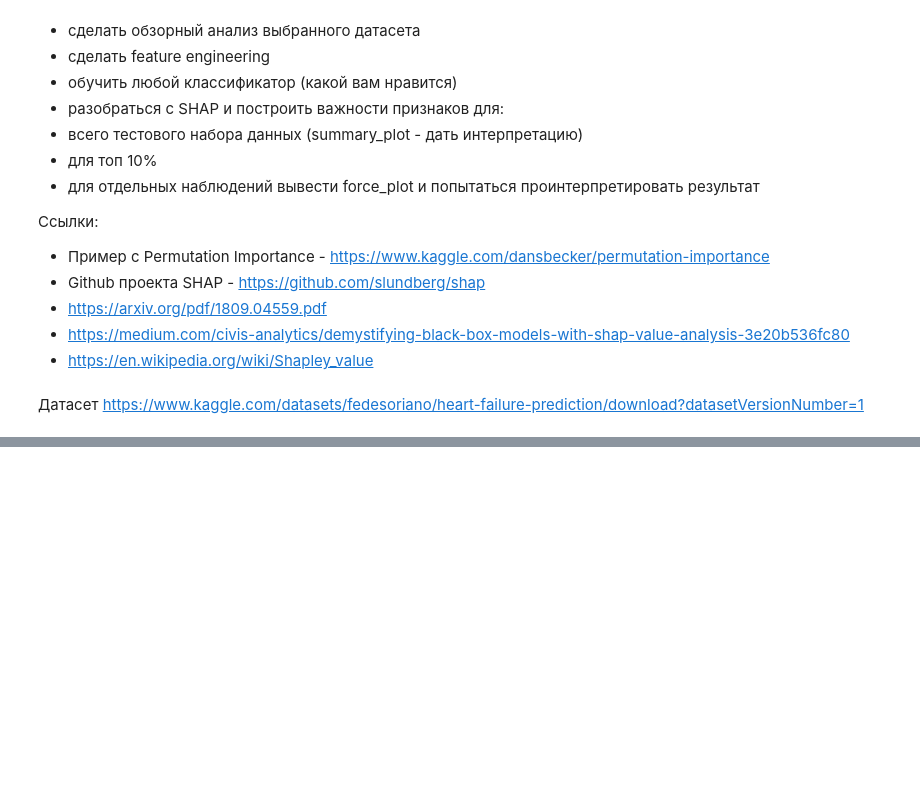
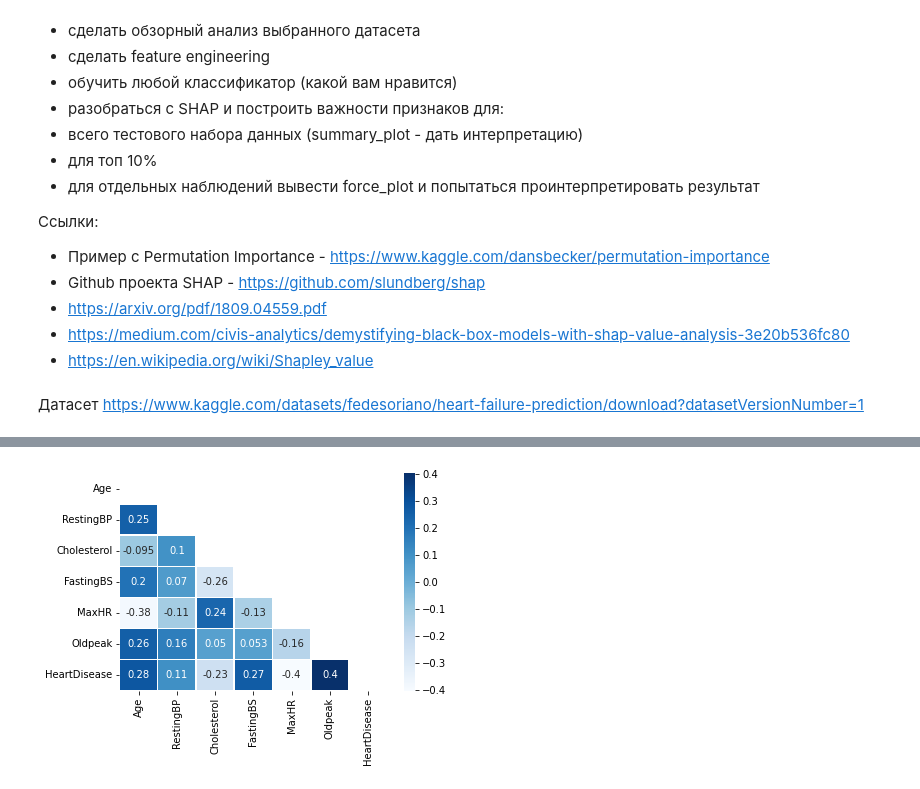
Before and after one commit to vit050587/ML_in_work, a Jupyter notebook: HW7.ipynb, the cells around one changed output, grey strips where cells are left out. Saved outputs shown, nothing was run; the diff lists cells and outputs as text; code cells hidden in the pictures; blank space fills up the shorter version.

```diff
--- a/HW7.ipynb
+++ b/HW7.ipynb
@@ -23,0 +198,9 @@
+# %%
+fig = plt.figure(figsize=(6,4))
+corr = df.corr()
+mask = np.zeros_like(corr)
+mask[np.triu_indices_from(mask)] = True
+sns.heatmap(df.corr(), cmap='Blues', annot=True, mask=mask, linewidth=0.5)
+plt.show()
+# %% [output]
+[figure, added]
```
Also changed, not shown: parts of 43 cells of this notebook.
